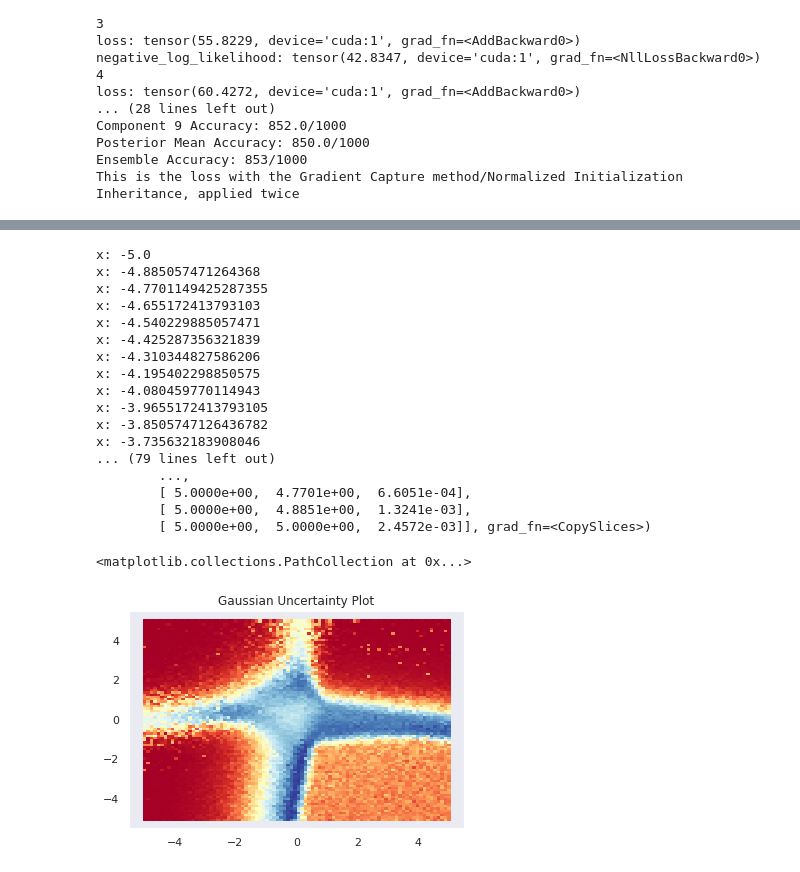
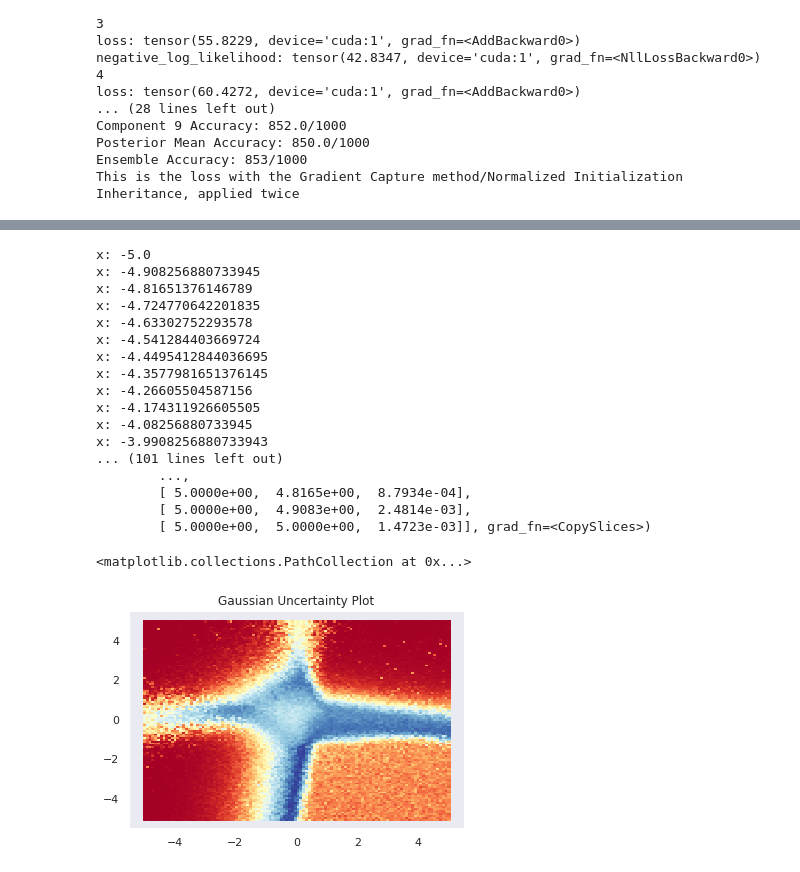
Before and after one commit to LeifMartin/BNN, a Jupyter notebook: Experiments.ipynb, the cells around one changed output, grey strips where cells are left out. Saved outputs shown, nothing was run; the diff lists cells and outputs as text; code cells hidden in the pictures.

```diff
--- a/Experiments.ipynb
+++ b/Experiments.ipynb
@@ -690,7 +690,7 @@ Posterior Mean Accuracy: 850.0/1000
 Ensemble Accuracy: 853/1000
 This is the loss with the Gradient Capture method/Normalized Initialization Inheritance, applied twice
 # %%
-RES = 88
+RES = 110
 enums = 10
 
 DEVICE = torch.device("cuda:1")
@@ -743,9 +774,9 @@ plt.scatter(Temps[:,0].detach().numpy(), Temps[:,1].detach().numpy(), s=69000/(R
 # %%
-RES = 88
+RES = 110
 enums = 10
 
 DEVICE = torch.device("cuda:1")
-Temps = torch.zeros((RES**2,3))
+Temps2 = torch.zeros((RES**2,3))
 i, j = 0, 0
 
 
@@ -753,41 +784,41 @@ probs = torch.zeros((1,5)).to(DEVICE)
 for x in np.linspace(-5,5,RES):
     print('x:',x)
     for y in np.linspace(-5,5,RES):
-        Temps[i,0] = x
-        Temps[i,1] = y
+        Temps2[i,0] = x
+        Temps2[i,1] = y
         #Temps[i,2] = net3(x,y)
         #print('i:',i)
         for j in range(enums):
-            probs = probs + torch.exp(net3(Temps[i,0:2]))
+            probs = probs + torch.exp(net3(Temps2[i,0:2]))
         probs = probs/enums
         #print(probs)
-        Temps[i,2] = -torch.sum(probs * torch.log(probs))
+        Temps2[i,2] = -torch.sum(probs * torch.log(probs))
         i = i+1
         probs = probs*0
-print(Temps)
+print(Temps2)
 #Temps = Temps.to(DEVICE)
 #net3(Temps[:,:1])
 # %% [output]
 x: -5.0
-x: -4.885057471264368
-x: -4.7701149425287355
-x: -4.655172413793103
-x: -4.540229885057471
-x: -4.425287356321839
-x: -4.310344827586206
-x: -4.195402298850575
-x: -4.080459770114943
-x: -3.9655172413793105
-x: -3.8505747126436782
-x: -3.735632183908046
-... (79 lines left out)
+x: -4.908256880733945
+x: -4.81651376146789
+x: -4.724770642201835
+x: -4.63302752293578
+x: -4.541284403669724
+x: -4.4495412844036695
+x: -4.3577981651376145
+x: -4.26605504587156
+x: -4.174311926605505
+x: -4.08256880733945
+x: -3.9908256880733943
+... (101 lines left out)
         ...,
-        [ 5.0000e+00,  4.7701e+00,  6.6051e-04],
-        [ 5.0000e+00,  4.8851e+00,  1.3241e-03],
-        [ 5.0000e+00,  5.0000e+00,  2.4572e-03]], grad_fn=<CopySlices>)
+        [ 5.0000e+00,  4.8165e+00,  8.7934e-04],
+        [ 5.0000e+00,  4.9083e+00,  2.4814e-03],
+        [ 5.0000e+00,  5.0000e+00,  1.4723e-03]], grad_fn=<CopySlices>)
 # %%
 plt.title('Gaussian Uncertainty Plot')
-plt.scatter(Temps[:,0].detach().numpy(), Temps[:,1].detach().numpy(), s=69000/(RES**2), c=Temps[:,2].detach().numpy(), cmap='RdYlBu', marker='s')
+plt.scatter(Temps2[:,0].detach().numpy(), Temps2[:,1].detach().numpy(), s=69000/(RES**2), c=Temps2[:,2].detach().numpy(), cmap='RdYlBu', marker='s')
 # %% [output]
 <matplotlib.collections.PathCollection at 0x...>
-[figure, old version]
+[figure, new version]
```
Also changed, not shown: parts of 5 cells of this notebook.
